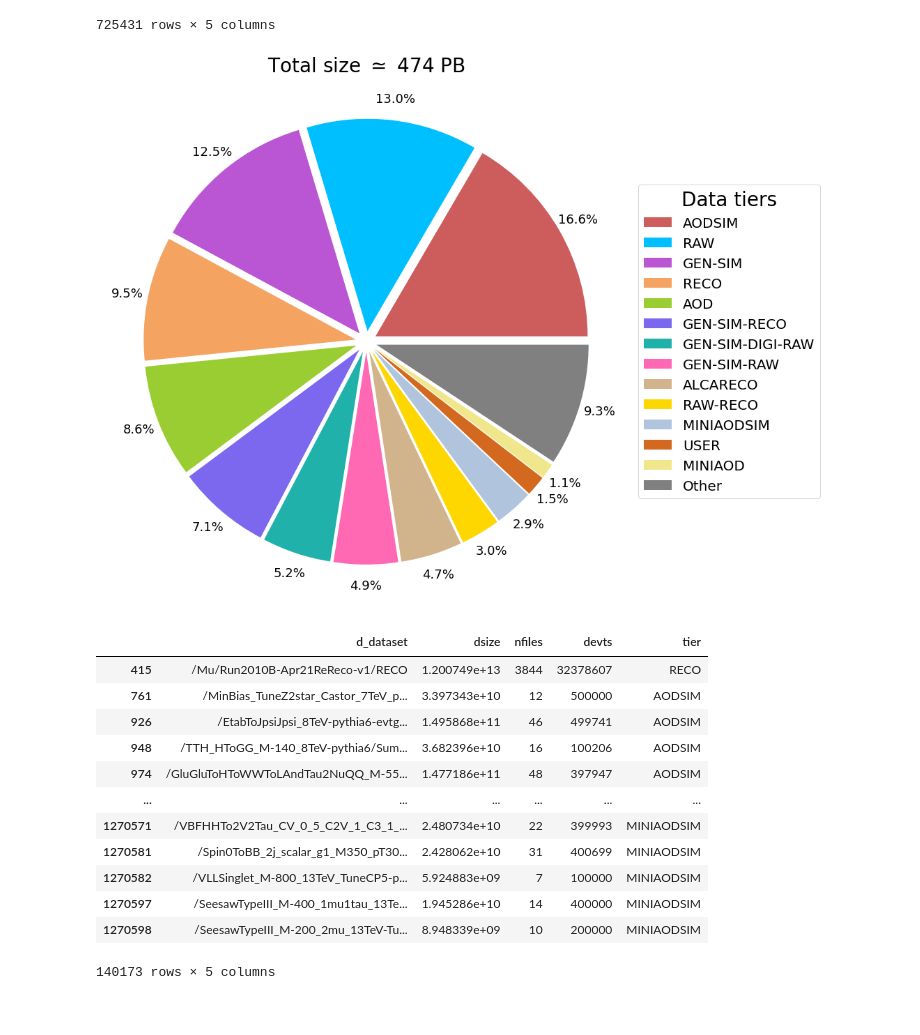
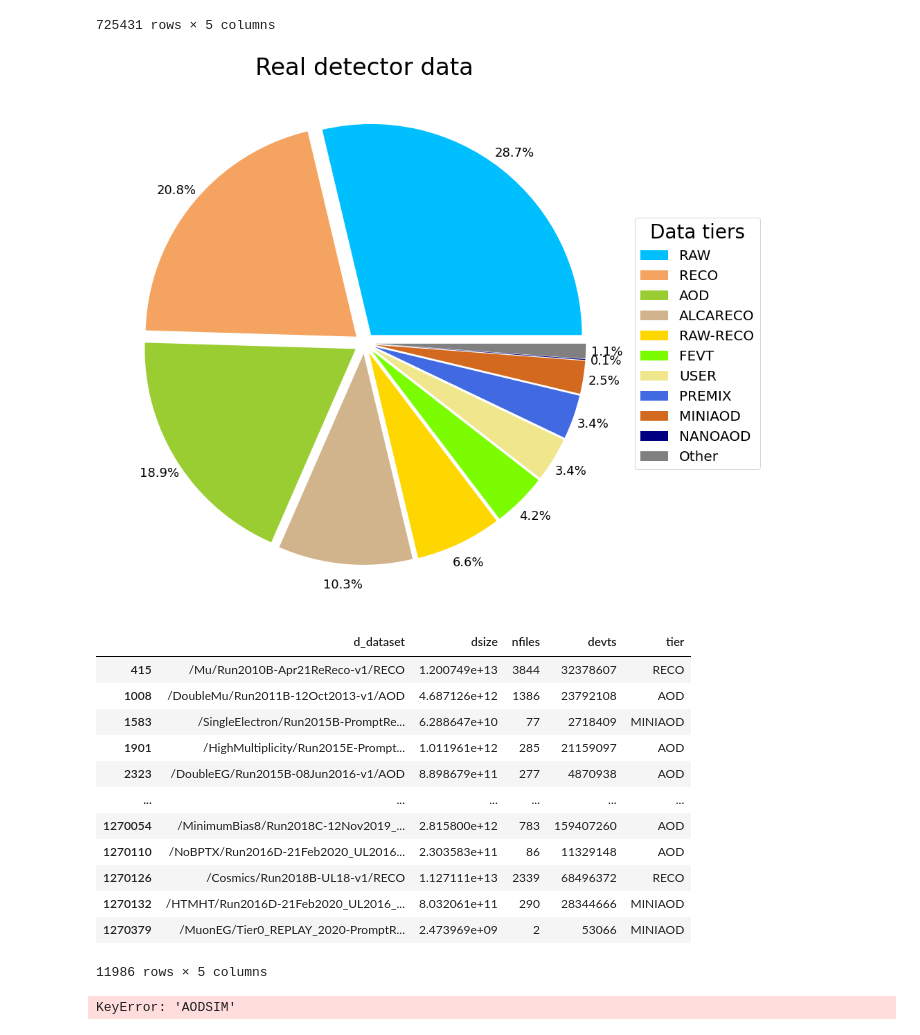
Before and after one commit to SimoneGasperini/cms-cmSim, a Jupyter notebook: notebooks/dbs_overview.ipynb, the cells around one changed output. Drawn from its saved outputs; the diff is of its cells as text; code cells hidden in the pictures.

```diff
--- a/notebooks/dbs_overview.ipynb
+++ b/notebooks/dbs_overview.ipynb
@@ -28,10 +28,14 @@ df.head(None)
 | 1271120 | /Estar_EG_L10000_M-4500_TuneCP2_1... | 1.834644e+08 | 1 | 3000 | MINIAODSIM |
 725431 rows × 5 columns
 # %%
-datatiers = ['RAW', 'RECO', 'RAW-RECO', 'GEN-SIM',
-             'GEN-SIM-RAW', 'GEN-SIM-RECO', 'ALCARECO',
-             'USER', 'GEN-SIM-DIGI-RAW',
-             'AOD', 'MINIAOD', 'AODSIM', 'MINIAODSIM']
+from cmSim import utils
+
+df = df[df['tier'].isin(utils.get_datatiers(type='data'))]
+
+datatiers = ['RAW', 'RECO', 'AOD', 'ALCARECO', 'RAW-RECO',
+            'FEVT', 'USER', 'PREMIX', 'MINIAOD', 'NANOAOD']
+#datatiers = ['AODSIM', 'GEN-SIM', 'GEN-SIM-RECO', 'GEN-SIM-DIGI-RAW', 'GEN-SIM-RAW',
+#             'MINIAODSIM', 'GEN-SIM-RECODEBUG', 'GEN-SIM-DIGI', 'GEN', 'NANOAODSIM']
 df['tier'] = df['tier'].apply(
     lambda dtier: dtier if dtier in datatiers else 'Other')
 
@@ -40,29 +44,30 @@ datatier_to_totsize = {tier: dframe['dsize'].sum()
 # %%
 import pylab as plt
 from cmSim.tools import plotting
 
 # get sorted datatiers
 datatiers = sorted(datatier_to_totsize,
                    key=datatier_to_totsize.get, reverse=True)
-datatiers.remove('Other')
-datatiers = datatiers + ['Other']
+if 'Other' in datatiers:
+    datatiers.remove('Other')
+    datatiers = datatiers + ['Other']
 
 # get pie slices and colors
 sizes = [datatier_to_totsize[tier] for tier in datatiers]
 colors = plotting.get_custom_colors(datatiers, groups='datatiers')
 
 fig, ax = plt.subplots(figsize=(14, 14))
 ax.pie(sizes, labels=datatiers, colors=colors, explode=[0.05]*len(sizes), normalize=True,
        autopct='%1.1f%%', pctdistance=1.1, textprops={'fontsize': 18}, labeldistance=None)
 totsize = round(df['dsize'].sum() / 1e15)
-ax.set_title(f'Total size $\simeq$ {totsize} PB', fontsize=28)
+ax.set_title(f'Real detector data', fontsize=34)
 ax.legend(title='Data tiers', title_fontsize=28, loc='center left',
           bbox_to_anchor=(1, 0, 0.5, 1), fontsize=20)
 fig.set_facecolor('white')
 
 plt.show()
 # %% [output]
-[figure, old version]
+[figure, new version]
 # %%
 # filter out datasets never appearing on T1/T2 disk
 datasets_names = set(pd.read_parquet(
@@ -77,21 +82,23 @@ df.head(None)
 # %% [output]
 |  | d_dataset | dsize | nfiles | devts | tier |
 | 415 | /Mu/Run2010B-Apr21ReReco-v1/RECO | 1.200749e+13 | 3844 | 32378607 | RECO |
-| 761 | /MinBias_TuneZ2star_Castor_7TeV_p... | 3.397343e+10 | 12 | 500000 | AODSIM |
-| 926 | /EtabToJpsiJpsi_8TeV-pythia6-evtg... | 1.495868e+11 | 46 | 499741 | AODSIM |
-| 948 | /TTH_HToGG_M-140_8TeV-pythia6/Sum... | 3.682396e+10 | 16 | 100206 | AODSIM |
-| 974 | /GluGluToHToWWToLAndTau2NuQQ_M-55... | 1.477186e+11 | 48 | 397947 | AODSIM |
+| 1008 | /DoubleMu/Run2011B-12Oct2013-v1/AOD | 4.687126e+12 | 1386 | 23792108 | AOD |
+| 1583 | /SingleElectron/Run2015B-PromptRe... | 6.288647e+10 | 77 | 2718409 | MINIAOD |
+| 1901 | /HighMultiplicity/Run2015E-Prompt... | 1.011961e+12 | 285 | 21159097 | AOD |
+| 2323 | /DoubleEG/Run2015B-08Jun2016-v1/AOD | 8.898679e+11 | 277 | 4870938 | AOD |
 | ... | ... | ... | ... | ... | ... |
-| 1270571 | /VBFHHTo2V2Tau_CV_0_5_C2V_1_C3_1_... | 2.480734e+10 | 22 | 399993 | MINIAODSIM |
-| 1270581 | /Spin0ToBB_2j_scalar_g1_M350_pT30... | 2.428062e+10 | 31 | 400699 | MINIAODSIM |
-| 1270582 | /VLLSinglet_M-800_13TeV_TuneCP5-p... | 5.924883e+09 | 7 | 100000 | MINIAODSIM |
-| 1270597 | /SeesawTypeIII_M-400_1mu1tau_13Te... | 1.945286e+10 | 14 | 400000 | MINIAODSIM |
-| 1270598 | /SeesawTypeIII_M-200_2mu_13TeV-Tu... | 8.948339e+09 | 10 | 200000 | MINIAODSIM |
+| 1270054 | /MinimumBias8/Run2018C-12Nov2019_... | 2.815800e+12 | 783 | 159407260 | AOD |
+| 1270110 | /NoBPTX/Run2016D-21Feb2020_UL2016... | 2.303583e+11 | 86 | 11329148 | AOD |
+| 1270126 | /Cosmics/Run2018B-UL18-v1/RECO | 1.127111e+13 | 2339 | 68496372 | RECO |
+| 1270132 | /HTMHT/Run2016D-21Feb2020_UL2016_... | 8.032061e+11 | 290 | 28344666 | MINIAOD |
+| 1270379 | /MuonEG/Tier0_REPLAY_2020-PromptR... | 2.473969e+09 | 2 | 53066 | MINIAOD |
-140173 rows × 5 columns
+11986 rows × 5 columns
 # %%
 datatier_to_evtsize = {dtier: dframe['dsize'].to_numpy() / dframe['devts'].to_numpy()
                        for dtier, dframe in df.groupby('tier')}
 data = [datatier_to_evtsize[dtier] for dtier in datatiers]
+# %% [output]
+KeyError: 'AODSIM'
 # %%
 datatier_to_expectation = {'RAW': 1e6,
                            'RECO': 3e6,
```
Also changed, not shown: parts of 1 cell of this notebook, 2 other files.
